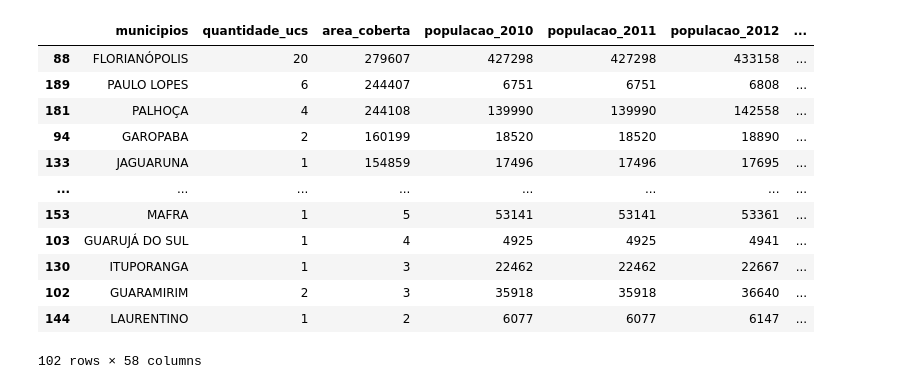
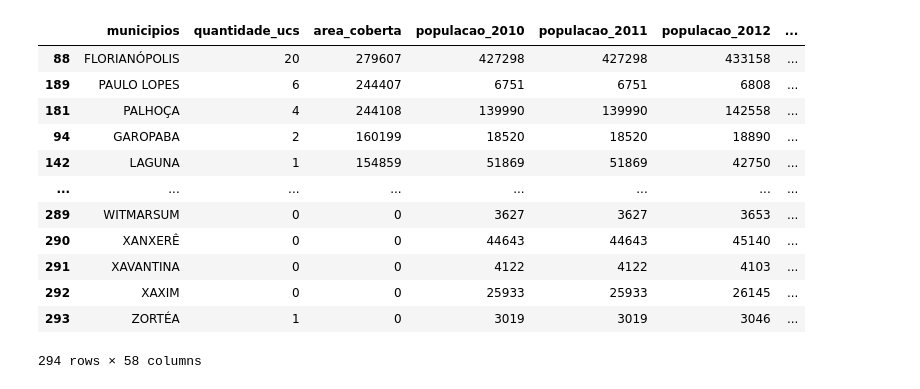
Before and after one commit to marquesrs/iaiaia, a Jupyter notebook: src/main.ipynb, the cells around one changed output. Cells and saved outputs as stored; diff of their text form; code cells hidden in the pictures.

```diff
--- a/src/main.ipynb
+++ b/src/main.ipynb
@@ -6,3 +6,10 @@ import sklearn as sk
 import sqlite3
 import re
 import math
+from mlxtend.preprocessing import TransactionEncoder
+from mlxtend.frequent_patterns import apriori
+from mlxtend.frequent_patterns import association_rules
+
+pd.set_option("display.max_columns", None)  # Mostrar todas as colunas
+pd.set_option("display.max_rows", None)     # Mostrar todas as linhas
+pd.set_option("display.width", None)        # Ajustar a largura do display para não truncar
@@ -49,44 +157,42 @@ def classification_thresholds(col) -> dict:
     }
 
     for key, val in classes:
         out[key] = col.quantile(val)
 
     return out
 
 def classify_by_quantile(df, columns: list[str]):
     for col in columns:
         new_col = f'{col}_class'
         df[new_col] = 'none'
         classification = classification_thresholds(df[col])
 
         for i, row in df.iterrows():
             for label, threshold in classification.items():
                 if row[col] >= threshold:
                     df.at[i, new_col] = label
     return df
 
 
-filtered_df = main_df[main_df['area_coberta'] > 0].sort_values('area_coberta', ascending=False).copy()
+filtered_df = main_df.sort_values('area_coberta', ascending=False).copy()
 
 filtered_df = classify_by_quantile(filtered_df, ['area_coberta', 'delta_populacao', 'delta_empregados', 'delta_pib', 'delta_massa_salarial'])
 
-
-
 filtered_df
 # %% [output]
 |  | municipios | quantidade_ucs | area_coberta | populacao_2010 | populacao_2011 | populacao_2012 | ... |
 | 88 | FLORIANÓPOLIS | 20 | 279607 | 427298 | 427298 | 433158 | ... |
 | 189 | PAULO LOPES | 6 | 244407 | 6751 | 6751 | 6808 | ... |
 | 181 | PALHOÇA | 4 | 244108 | 139990 | 139990 | 142558 | ... |
 | 94 | GAROPABA | 2 | 160199 | 18520 | 18520 | 18890 | ... |
-| 133 | JAGUARUNA | 1 | 154859 | 17496 | 17496 | 17695 | ... |
+| 142 | LAGUNA | 1 | 154859 | 51869 | 51869 | 42750 | ... |
 | ... | ... | ... | ... | ... | ... | ... | ... |
-| 153 | MAFRA | 1 | 5 | 53141 | 53141 | 53361 | ... |
-| 103 | GUARUJÁ DO SUL | 1 | 4 | 4925 | 4925 | 4941 | ... |
-| 130 | ITUPORANGA | 1 | 3 | 22462 | 22462 | 22667 | ... |
-| 102 | GUARAMIRIM | 2 | 3 | 35918 | 35918 | 36640 | ... |
-| 144 | LAURENTINO | 1 | 2 | 6077 | 6077 | 6147 | ... |
+| 289 | WITMARSUM | 0 | 0 | 3627 | 3627 | 3653 | ... |
+| 290 | XANXERÊ | 0 | 0 | 44643 | 44643 | 45140 | ... |
+| 291 | XAVANTINA | 0 | 0 | 4122 | 4122 | 4103 | ... |
+| 292 | XAXIM | 0 | 0 | 25933 | 25933 | 26145 | ... |
+| 293 | ZORTÉA | 1 | 0 | 3019 | 3019 | 3046 | ... |
-102 rows × 58 columns
+294 rows × 58 columns
 # %%
 keep = [
     'municipios', 'quantidade_ucs', 'estabelecimentos',
```
Also changed, not shown: parts of 3 cells of this notebook, 1 other file.
